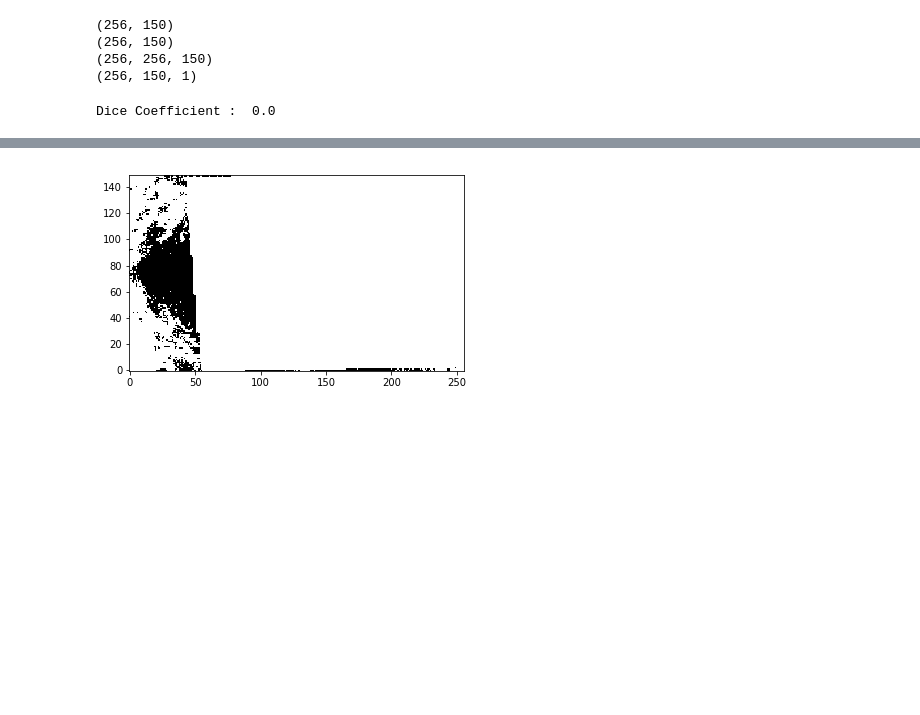
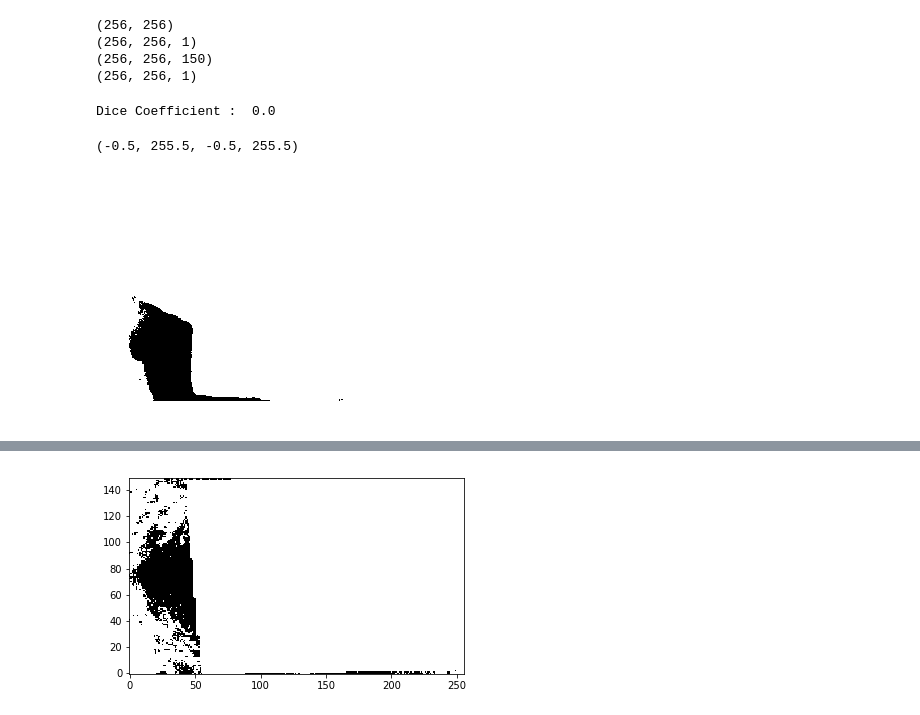
Before and after one commit to mechaman/ARFF-CNN, a Jupyter notebook: notebooks/Visual_Scratchpad_2.ipynb, the cells around one changed output, grey strips where cells are left out. Saved outputs shown, nothing was run; the diff lists cells and outputs as text; code cells hidden in the pictures; blank space fills up the shorter version.

```diff
--- a/notebooks/Visual_Scratchpad_2.ipynb
+++ b/notebooks/Visual_Scratchpad_2.ipynb
@@ -3,11 +3,11 @@ import nibabel as nib
 import numpy as np
 # Normal
 #IXI002-Guys-0828-T1_back_mask_pred_108.nii
-mr_img_normal = nib.load('../slice_data_back_val/IXI002-Guys-0828-T1_back_108.nii')
+mr_img_normal = nib.load('../slice_data_side_test/IXI404-Guys-0950-T1_side_83.nii')
 # Defaced Mask
-mr_img_defaced = nib.load('../data/IXI002-Guys-0828-T1_defaced.nii')
+mr_img_defaced = nib.load('../data/IXI404-Guys-0950-T1_defaced.nii')
 # GT Mask
-mr_img_mask = nib.load('../slice_data_back_val/IXI002-Guys-0828-T1_back_mask_108.nii')
+mr_img_mask = nib.load('../slice_data_side_test_pred/IXI404-Guys-0950-T1_side_mask_pred_83.nii')
 # Predicted Mask
 mr_img_pmask = nib.load('../slice_data_back_val_pred/IXI002-Guys-0828-T1_back_mask_pred_108.nii')
 pmask_data = (mr_img_pmask.get_data())#[:, :150, :]
@@ -19,10 +19,10 @@ print(mr_img_mask.shape)
 print(mr_img_defaced.shape)
 print(pmask_data.shape)
 # %% [output]
-(256, 150)
-(256, 150)
+(256, 256)
+(256, 256, 1)
 (256, 256, 150)
-(256, 150, 1)
+(256, 256, 1)
 # %%
 import os
 import sys
@@ -52,6 +52,19 @@ def normalizeImg(x):
     min_val = np.min(x)
     norm_x = (x-min_val)/(max_val-min_val + 1e-7)
     return norm_x
+
+def thresholdMask(mask, threshold=0.56):
+    mask[mask >= threshold] = 1.0
+    mask[mask < threshold] = 0.0
+    return mask
+# %%
+threshold_mask = thresholdMask(mask_data[:,:,0], threshold=0.52)
+show_slice(threshold_mask)
+plt.axis('off')
+#IXI057-HH-1342-T1_side_mask_pred_75.nii
+# %% [output]
+(-0.5, 255.5, -0.5, 255.5)
+[figure, added]
 # %%
 #norm_arr = [#norm_data2[127, :, :],
             #norm_data2[:, 127, :],
```
Also changed, not shown: parts of 5 cells of this notebook, 13 other files.
